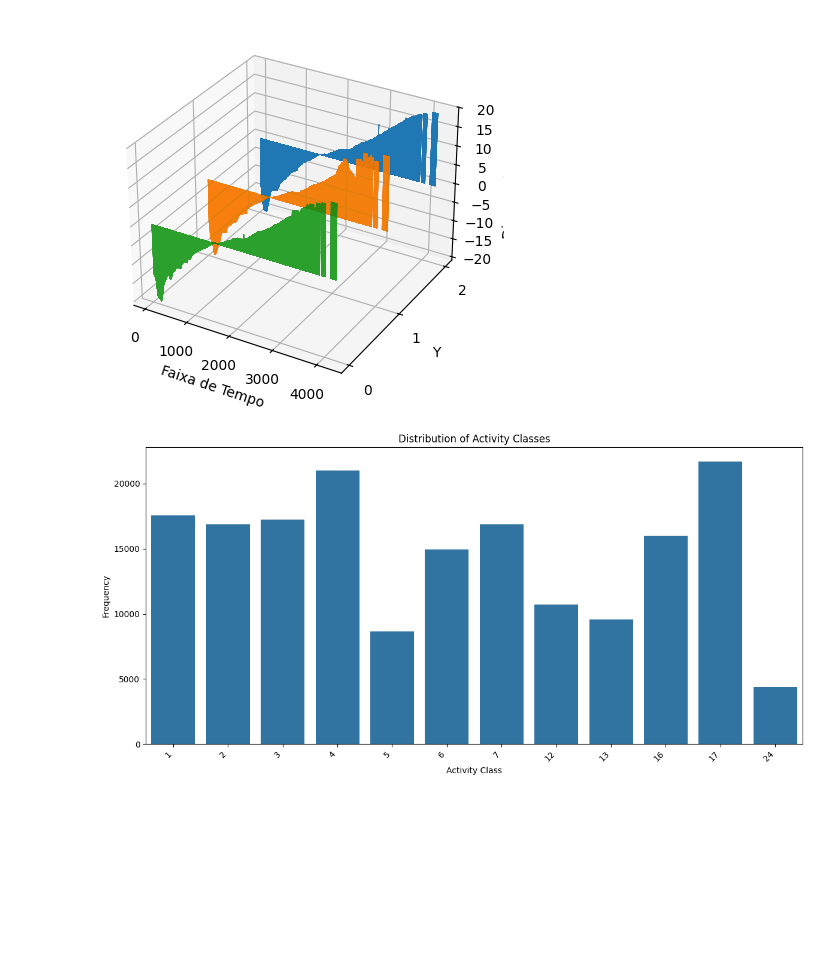
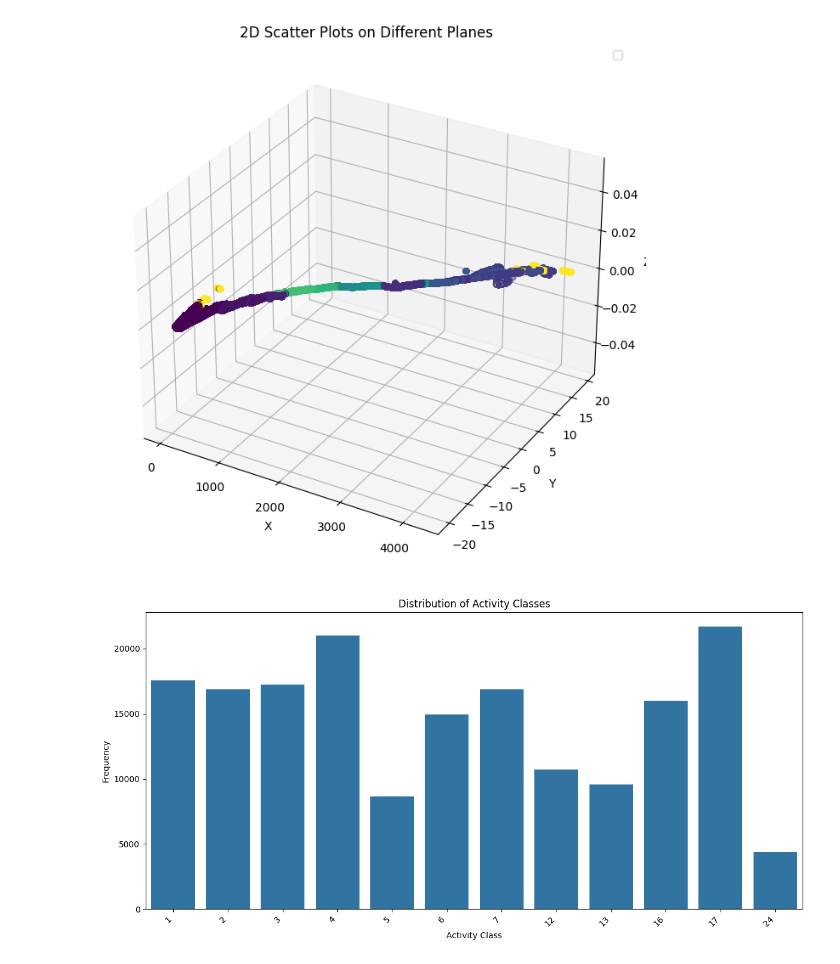
Before and after one commit to Vitor-labs/TCC-1, a Jupyter notebook: notebooks/1.1-Exploration.ipynb, the cells around one changed output. Cells and saved outputs as stored; diff of their text form; code cells hidden in the pictures; blank space fills up the shorter version.

```diff
--- a/notebooks/1.1-Exploration.ipynb
+++ b/notebooks/1.1-Exploration.ipynb
@@ -116,17 +121,41 @@ MemoryError: Unable to allocate 414. MiB for an array with shape (3, 144865648)
-# %%
-fig = plt.figure()
-ax = fig.add_subplot(projection="3d")
-
-for part, plane in zip(["tsne_ankle", "tsne_chest", "tsne_hand"], yticks := [2, 1, 0]):
-    ax.bar(combined_df["timestamp"], combined_df[part], zs=plane, zdir="y")
-
-ax.set_xlabel("Faixa de Tempo")
-ax.set_ylabel("Y")
-ax.set_zlabel("Dimenssão T-SNE")
-ax.set_yticks(yticks)
-plt.show()
-# %% [output]
-[figure, removed]
+# %%
+fig = plt.figure(figsize=(10, 8))
+ax = fig.add_subplot(111, projection="3d")
+
+ax.scatter(
+    combined_df["timestamp"],
+    combined_df["tsne_hand"],
+    zs=0,
+    c=combined_df["activity"],
+    cmap="viridis",
+    alpha=0.5,
+)
+ax.scatter(
+    combined_df["timestamp"],
+    combined_df["tsne_chest"],
+    zs=0,
+    c=combined_df["activity"],
+    cmap="viridis",
+    alpha=0.5,
+)
+ax.scatter(
+    combined_df["timestamp"],
+    combined_df["tsne_ankle"],
+    zs=0,
+    c=combined_df["activity"],
+    cmap="viridis",
+    alpha=0.5,
+)
+
+ax.set_xlabel("X")
+ax.set_ylabel("Y")
+ax.set_zlabel("Z")
+ax.set_title("2D Scatter Plots on Different Planes")
+ax.legend()
+
+plt.show()
+# %% [output]
+[figure, added]
 # %%
 combined_df = tsne_hand.merge(
     tsne_chest.merge(tsne_ankle, "left", on=["timestamp", "activity"]),
```
Also changed, not shown: parts of 2 cells of this notebook, 1 other file.
